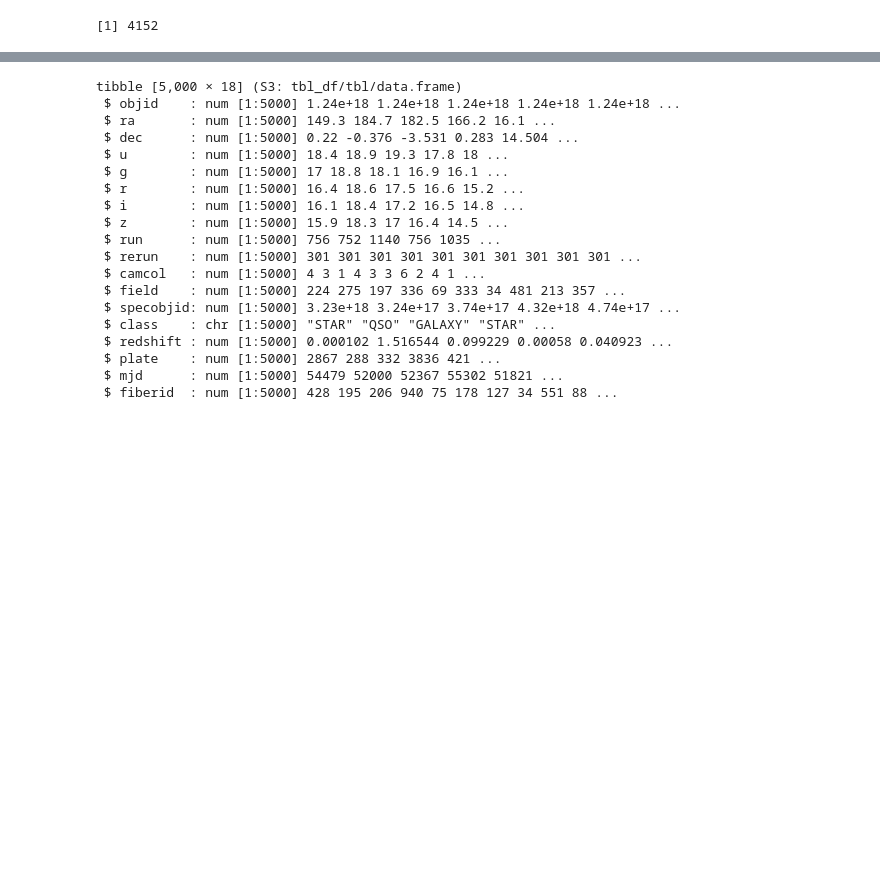
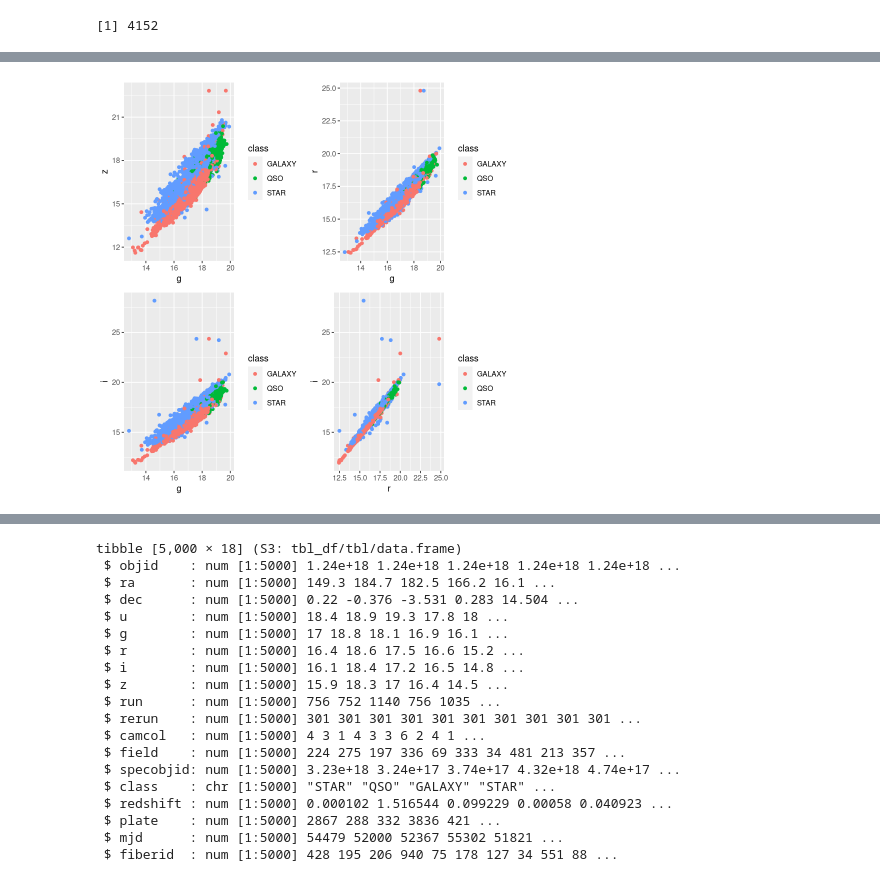
Before and after one commit to hkopanski/kerbal_science, a Jupyter notebook: sky_astroid.ipynb, the cells around one changed output, grey strips where cells are left out. Saved outputs shown, nothing was run; the diff lists cells and outputs as text; code cells hidden in the pictures; blank space fills up the shorter version.

```diff
--- a/sky_astroid.ipynb
+++ b/sky_astroid.ipynb
@@ -82,0 +80,8 @@ unique(sky_data$class)
+# %%
+p1 <- sky_data %>% ggplot(aes(x = g, y = z, col = class)) + geom_point()
+p2 <- sky_data %>% ggplot(aes(x = g, y = r, col = class)) + geom_point()
+p3 <- sky_data %>% ggplot(aes(x = g, y = i, col = class)) + geom_point()
+p4 <- sky_data %>% ggplot(aes(x = r, y = i, col = class)) + geom_point()
+plot_grid(p1,p2,p3,p4)
+# %% [output]
+[figure, added]
```
Also changed, not shown: parts of 8 cells of this notebook.
